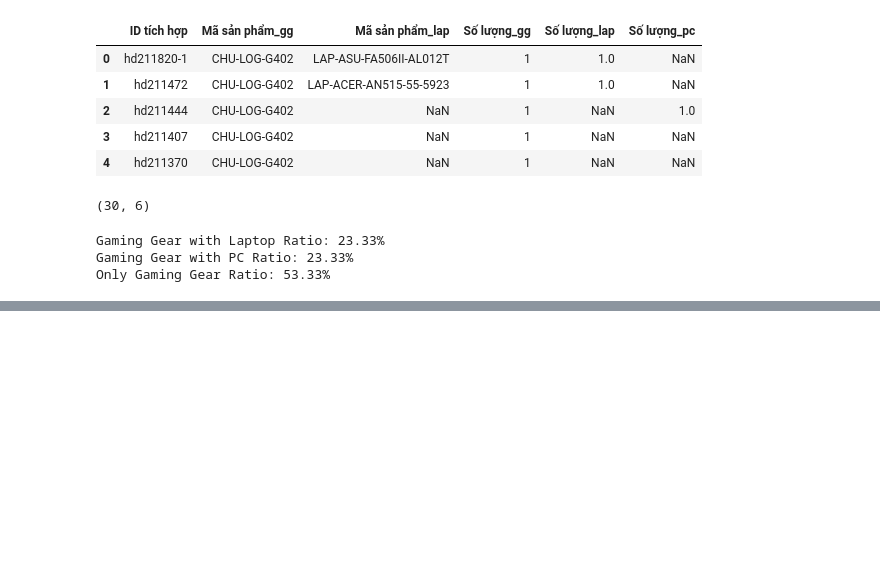
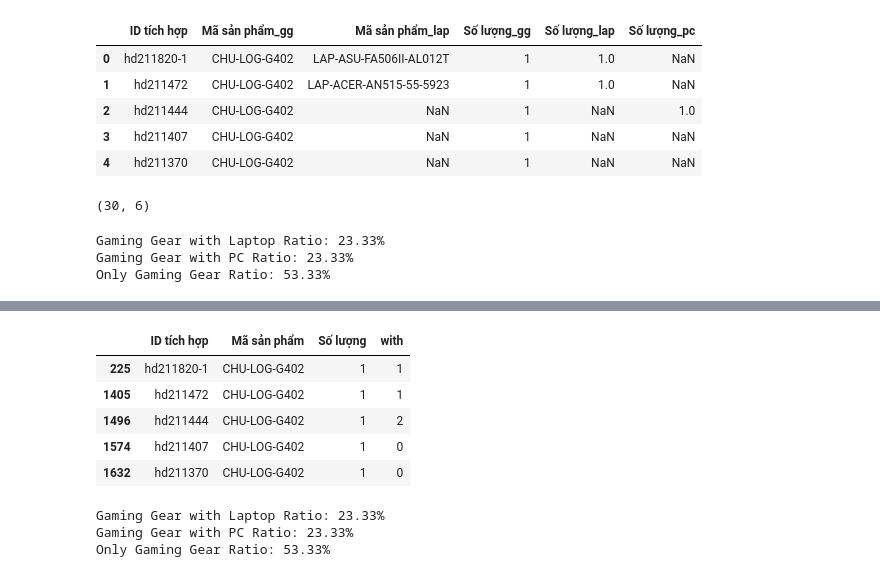
Before and after one commit to Linh-Thai/learningda, a Jupyter notebook: GEARVN/Homework GEARVN.ipynb, the cells around one changed output, grey strips where cells are left out. Drawn from its saved outputs; the diff is of its cells as text; code cells hidden in the pictures; blank space fills up the shorter version.

```diff
--- a/GEARVN/Homework GEARVN.ipynb
+++ b/GEARVN/Homework GEARVN.ipynb
@@ -633,0 +645,30 @@ Only Gaming Gear Ratio: 53.33%
+# %%
+pdf_gg['with'].mask(pdf_gg['ID tích hợp'].isin(pdf_lap['ID tích hợp']),
+                    other = 1,
+                    inplace = True)
+pdf_gg['with'].mask(pdf_gg['ID tích hợp'].isin(pdf_pc['ID tích hợp']),
+                    other = 2,
+                    inplace = True)
+pdf_gg['with'].mask((pdf_gg['ID tích hợp'].isin(pdf_lap['ID tích hợp']) == False)
+                    & (pdf_gg['ID tích hợp'].isin(pdf_pc['ID tích hợp']) == False),
+                    other = 0,
+                    inplace = True)
+display(pdf_gg.head())
+# %% [output]
+|  | ID tích hợp | Mã sản phẩm | Số lượng | with |
+| 225 | hd211820-1 | CHU-LOG-G402 | 1 | 1 |
+| 1405 | hd211472 | CHU-LOG-G402 | 1 | 1 |
+| 1496 | hd211444 | CHU-LOG-G402 | 1 | 2 |
+| 1574 | hd211407 | CHU-LOG-G402 | 1 | 0 |
+| 1632 | hd211370 | CHU-LOG-G402 | 1 | 0 |
+# %%
+lap_with_gg_ratio = (pdf_gg[pdf_gg['with'] == 1])['with'].count() / pdf_gg['with'].count() *100
+pc_with_gg_ratio = (pdf_gg[pdf_gg['with'] == 2])['with'].count() / pdf_gg['with'].count() *100
+only_gg_ratio = (pdf_gg[pdf_gg['with'] == 0])['with'].count() / pdf_gg['with'].count() *100
+print('Gaming Gear with Laptop Ratio: {:.2f}%'.format(lap_with_gg_ratio))
+print('Gaming Gear with PC Ratio: {:.2f}%'.format(pc_with_gg_ratio))
+print('Only Gaming Gear Ratio: {:.2f}%'.format(only_gg_ratio))
+# %% [output]
+Gaming Gear with Laptop Ratio: 23.33%
+Gaming Gear with PC Ratio: 23.33%
+Only Gaming Gear Ratio: 53.33%
```
Also changed, not shown: parts of 16 cells of this notebook.
